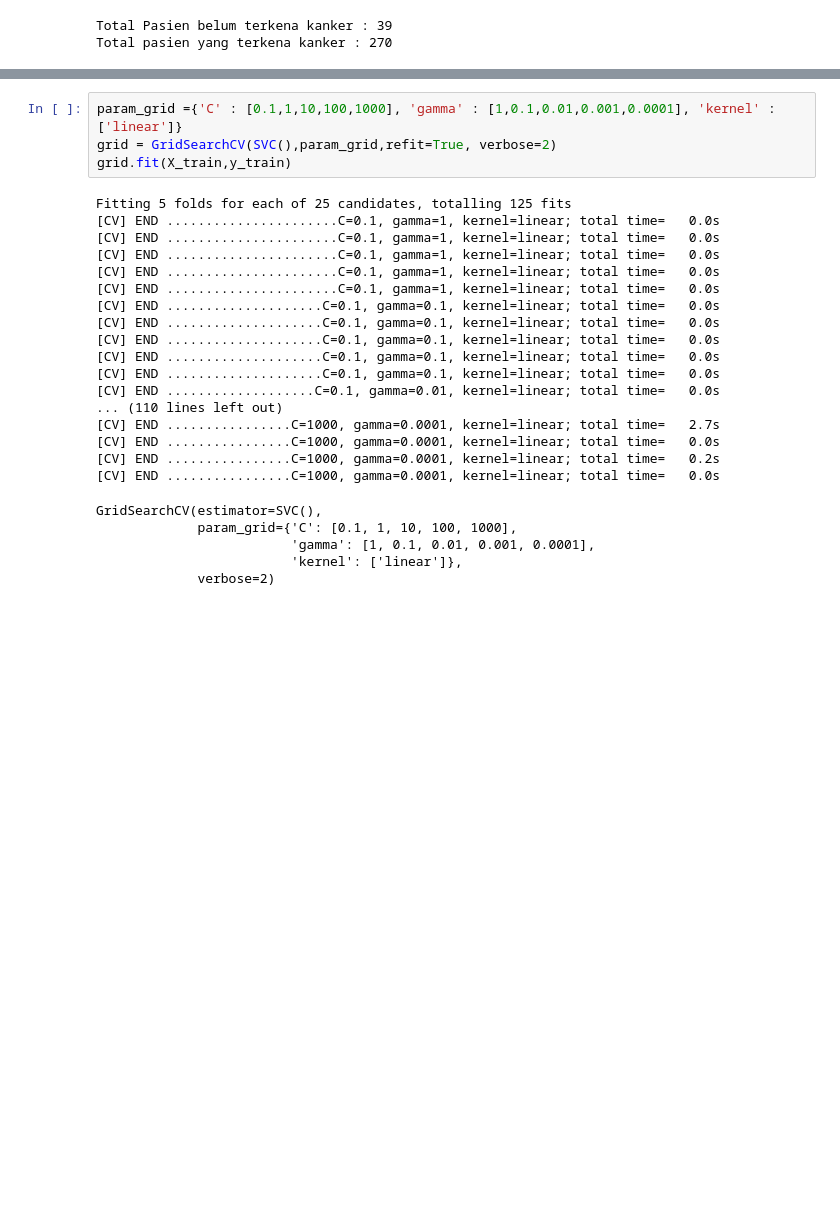
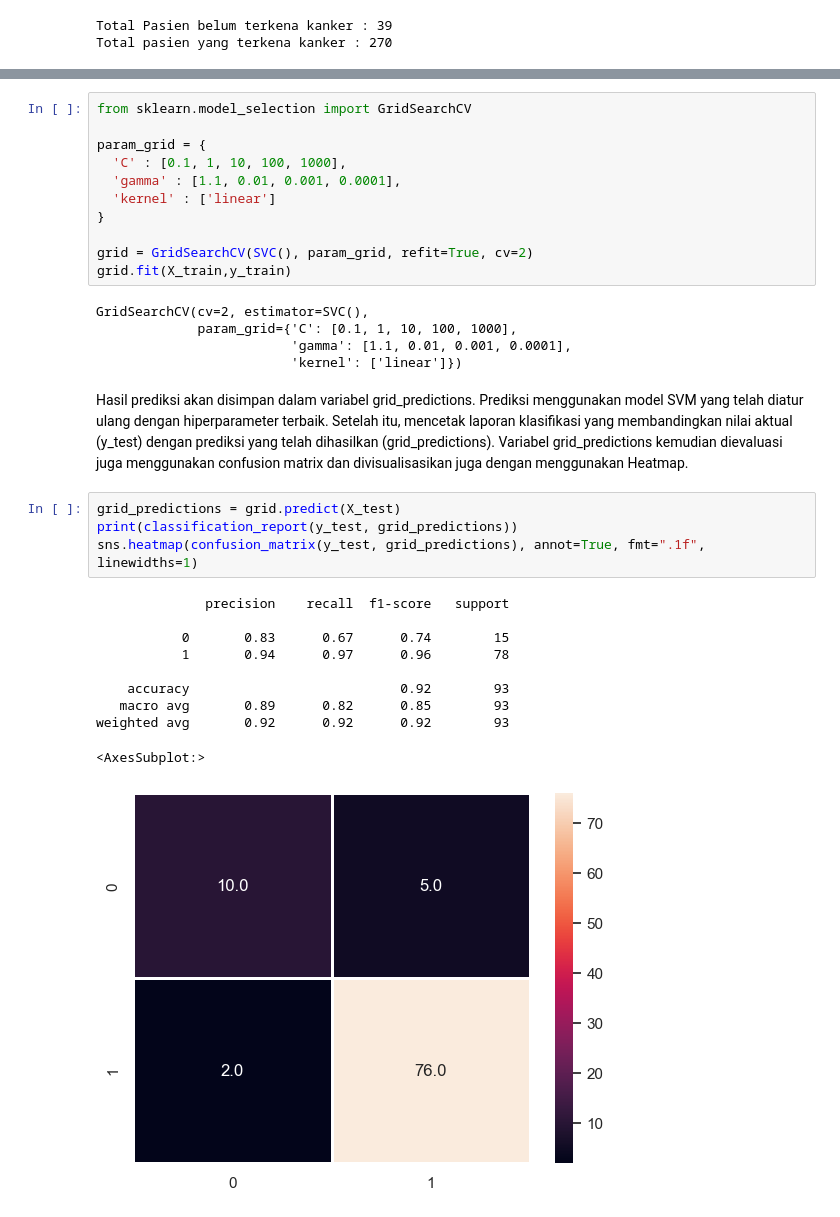
Before and after one commit to espadav/LungCancer_SVM, a Jupyter notebook: svm.ipynb, the cells around one changed output, grey strips where cells are left out. Cells and saved outputs as stored; diff of their text form; blank space fills up the shorter version.

```diff
--- a/svm.ipynb
+++ b/svm.ipynb
@@ -148,27 +243,35 @@ gridcv
 # %%
-param_grid ={'C' : [0.1,1,10,100,1000], 'gamma' : [1,0.1,0.01,0.001,0.0001], 'kernel' : ['linear']}
-grid = GridSearchCV(SVC(),param_grid,refit=True, verbose=2)
+from sklearn.model_selection import GridSearchCV
+
+param_grid = {
+  'C' : [0.1, 1, 10, 100, 1000],
+  'gamma' : [1.1, 0.01, 0.001, 0.0001],
+  'kernel' : ['linear']
+}
+
+grid = GridSearchCV(SVC(), param_grid, refit=True, cv=2)
 grid.fit(X_train,y_train)
 # %% [output]
-Fitting 5 folds for each of 25 candidates, totalling 125 fits
-[CV] END ......................C=0.1, gamma=1, kernel=linear; total time=   0.0s
-[CV] END ......................C=0.1, gamma=1, kernel=linear; total time=   0.0s
-[CV] END ......................C=0.1, gamma=1, kernel=linear; total time=   0.0s
-[CV] END ......................C=0.1, gamma=1, kernel=linear; total time=   0.0s
-[CV] END ......................C=0.1, gamma=1, kernel=linear; total time=   0.0s
-[CV] END ....................C=0.1, gamma=0.1, kernel=linear; total time=   0.0s
-[CV] END ....................C=0.1, gamma=0.1, kernel=linear; total time=   0.0s
-[CV] END ....................C=0.1, gamma=0.1, kernel=linear; total time=   0.0s
-[CV] END ....................C=0.1, gamma=0.1, kernel=linear; total time=   0.0s
-[CV] END ....................C=0.1, gamma=0.1, kernel=linear; total time=   0.0s
-[CV] END ...................C=0.1, gamma=0.01, kernel=linear; total time=   0.0s
-... (110 lines left out)
-[CV] END ................C=1000, gamma=0.0001, kernel=linear; total time=   2.7s
-[CV] END ................C=1000, gamma=0.0001, kernel=linear; total time=   0.0s
-[CV] END ................C=1000, gamma=0.0001, kernel=linear; total time=   0.2s
-[CV] END ................C=1000, gamma=0.0001, kernel=linear; total time=   0.0s
+GridSearchCV(cv=2, estimator=SVC(),
+             param_grid={'C': [0.1, 1, 10, 100, 1000],
+                         'gamma': [1.1, 0.01, 0.001, 0.0001],
+                         'kernel': ['linear']})
-GridSearchCV(estimator=SVC(),
-             param_grid={'C': [0.1, 1, 10, 100, 1000],
-                         'gamma': [1, 0.1, 0.01, 0.001, 0.0001],
-                         'kernel': ['linear']},
-             verbose=2)
+# %% [markdown]
+Hasil prediksi akan disimpan dalam variabel grid_predictions. Prediksi menggunakan model SVM yang telah diatur ulang dengan hiperparameter terbaik.
+Setelah itu, mencetak laporan klasifikasi yang membandingkan nilai aktual (y_test) dengan prediksi yang telah dihasilkan (grid_predictions).
+Variabel grid_predictions kemudian dievaluasi juga menggunakan confusion matrix dan divisualisasikan juga dengan menggunakan Heatmap.
+# %%
+grid_predictions = grid.predict(X_test)
+print(classification_report(y_test, grid_predictions))
+sns.heatmap(confusion_matrix(y_test, grid_predictions), annot=True, fmt=".1f", linewidths=1)
+# %% [output]
+              precision    recall  f1-score   support
+
+           0       0.83      0.67      0.74        15
+           1       0.94      0.97      0.96        78
+
+    accuracy                           0.92        93
+   macro avg       0.89      0.82      0.85        93
+weighted avg       0.92      0.92      0.92        93
+<AxesSubplot:>
+[figure, added]
```
Also changed, not shown: parts of 48 cells of this notebook.
